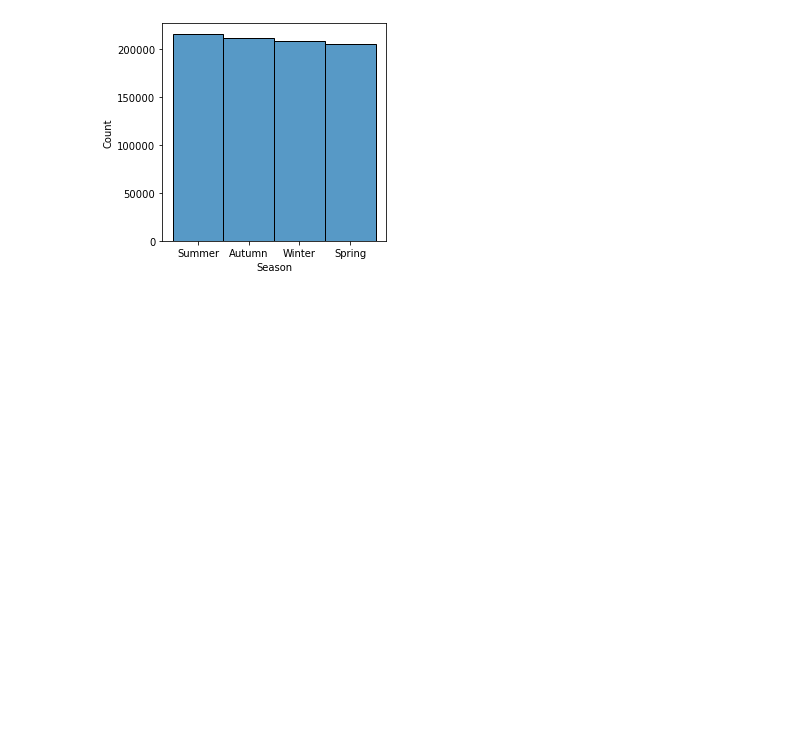
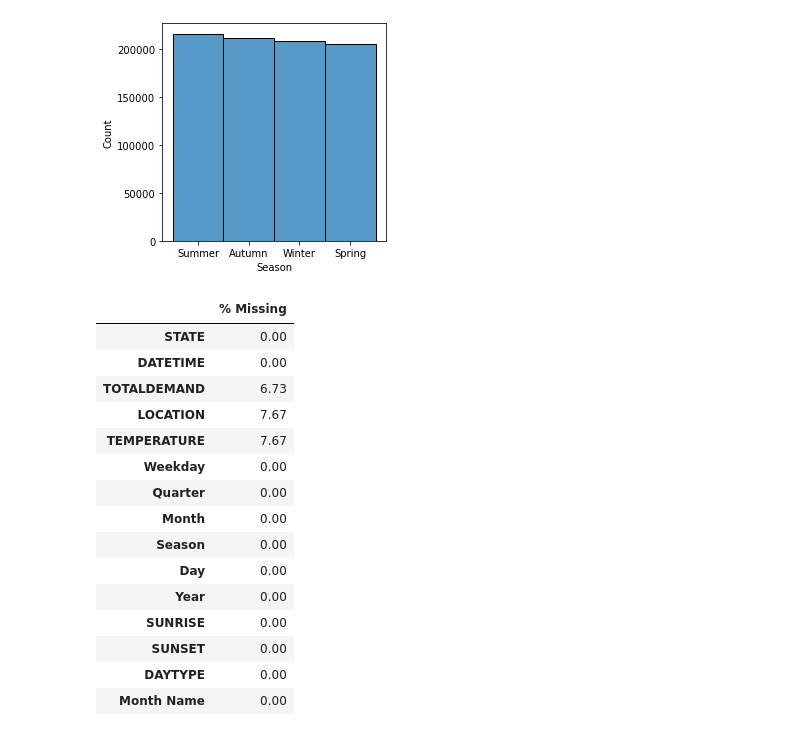
Before and after one commit to the-rahul-kumar/UNSW-Group-C-Project, a Jupyter notebook: Rahul-Workings/EDA.ipynb, the cells around one changed output. Saved outputs shown, nothing was run; the diff lists cells and outputs as text; code cells hidden in the pictures; blank space fills up the shorter version.

```diff
--- a/Rahul-Workings/EDA.ipynb
+++ b/Rahul-Workings/EDA.ipynb
@@ -190,6 +190,23 @@ plt.show()
 # %% [output]
 [figure]
 # %%
-percent_missing = data.isnull().sum() * 100 / len(data)
-missing_value_df = pd.DataFrame({'column_name': data.columns,
-                                 'percent_missing': percent_missing})
+percent_missing = round(data.isnull().sum() * 100 / len(data),2)
+missing_value_df = pd.DataFrame({'% Missing': percent_missing})
+missing_value_df
+# %% [output]
+|  | % Missing |
+| STATE | 0.00 |
+| DATETIME | 0.00 |
+| TOTALDEMAND | 6.73 |
+| LOCATION | 7.67 |
+| TEMPERATURE | 7.67 |
+| Weekday | 0.00 |
+| Quarter | 0.00 |
+| Month | 0.00 |
+| Season | 0.00 |
+| Day | 0.00 |
+| Year | 0.00 |
+| SUNRISE | 0.00 |
+| SUNSET | 0.00 |
+| DAYTYPE | 0.00 |
+| Month Name | 0.00 |
```
Also changed, not shown: parts of 3 cells of this notebook.
